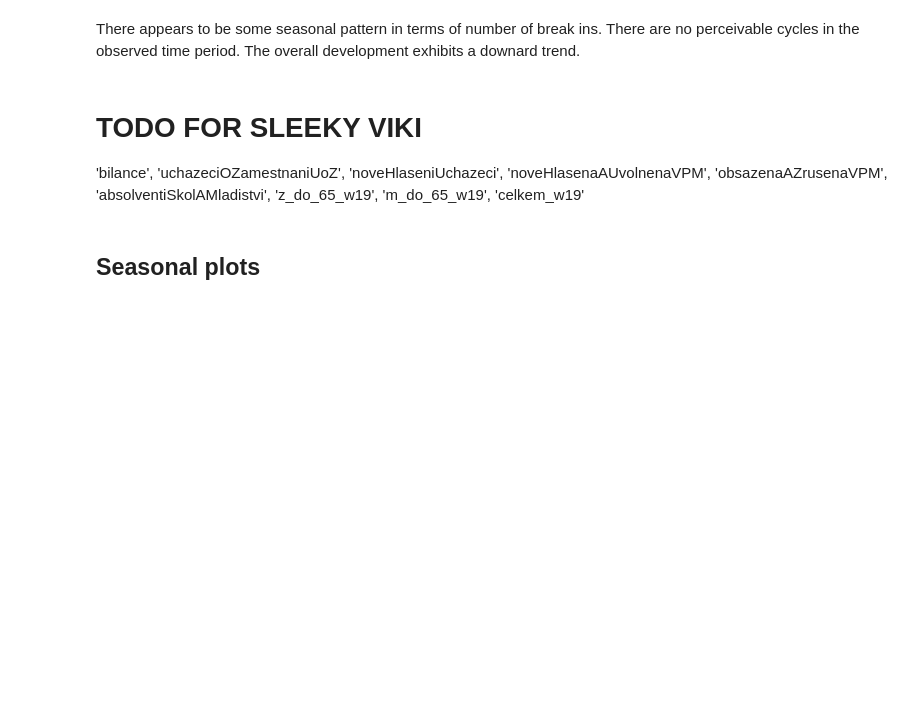
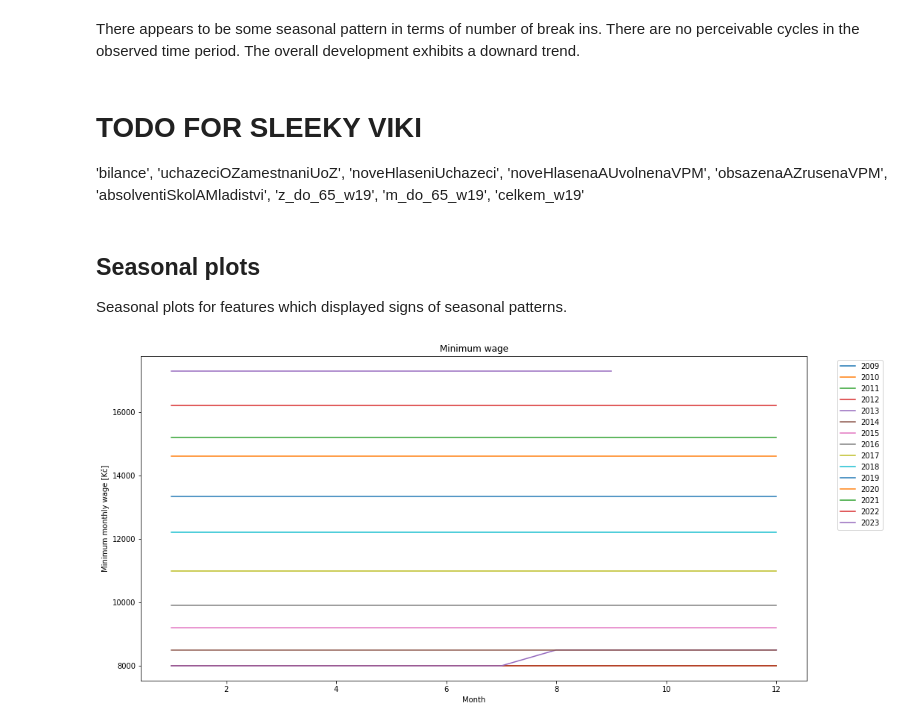
Before and after one commit to DianaKorladinova/SAN_Unemployment_Refugees, a Jupyter notebook: graphs/graphs.ipynb, the cells around one changed output. Saved outputs shown, nothing was run; the diff lists cells and outputs as text; code cells hidden in the pictures; blank space fills up the shorter version.

Commit message:
Added seasonal plots

```diff
--- a/graphs/graphs.ipynb
+++ b/graphs/graphs.ipynb
@@ -174,5 +174,29 @@ There appears to be some seasonal pattern in terms of number of break ins. There
 'bilance', 'uchazeciOZamestnaniUoZ',
 'noveHlaseniUchazeci', 'noveHlasenaAUvolnenaVPM', 'obsazenaAZrusenaVPM',
 'absolventiSkolAMladistvi', 'z_do_65_w19', 'm_do_65_w19', 'celkem_w19'
-# %% [markdown]
-## Seasonal plots
+# %% [markdown]
+## Seasonal plots
+
+Seasonal plots for features which displayed signs of seasonal patterns.
+# %%
+def get_values(colum):
+    ret = dict()
+    for year in range(2009, 2024):
+        dates = list(filter(lambda x: x.year == year, df.index))
+        vals = df.loc[dates][colum].to_numpy()
+        months = list(map(lambda x: x.month, dates))
+        ret[year] = [months, vals]
+    return ret
+# %%
+plt.figure(figsize=(16,8))
+for key, arrs in get_values('monthly_min_wage').items():
+    months = arrs[0]
+    values = arrs[1]
+    plt.plot(months, values, label=key)
+plt.title("Minimum wage")
+plt.xlabel("Month")
+plt.ylabel("Minimum monthly wage [Kč]");
+plt.legend(bbox_to_anchor=(1.04, 1), loc="upper left")
+plt.show();
+# %% [output]
+[figure, added]
```
Also changed, not shown: parts of 3 cells of this notebook.
